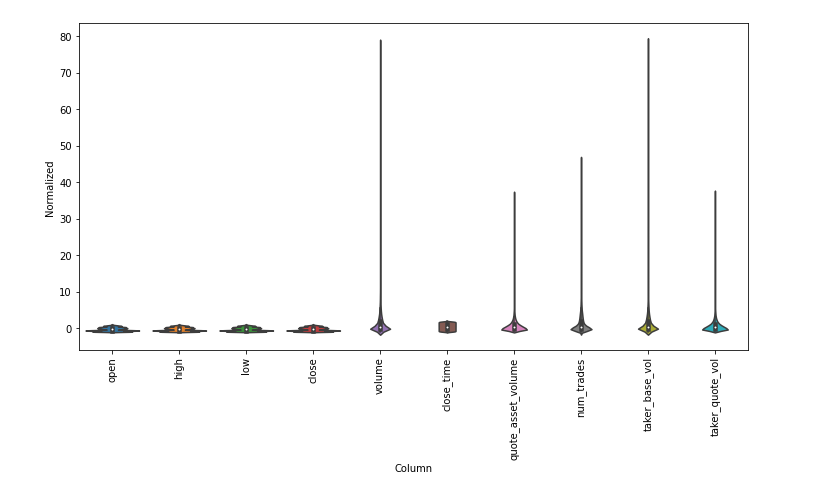
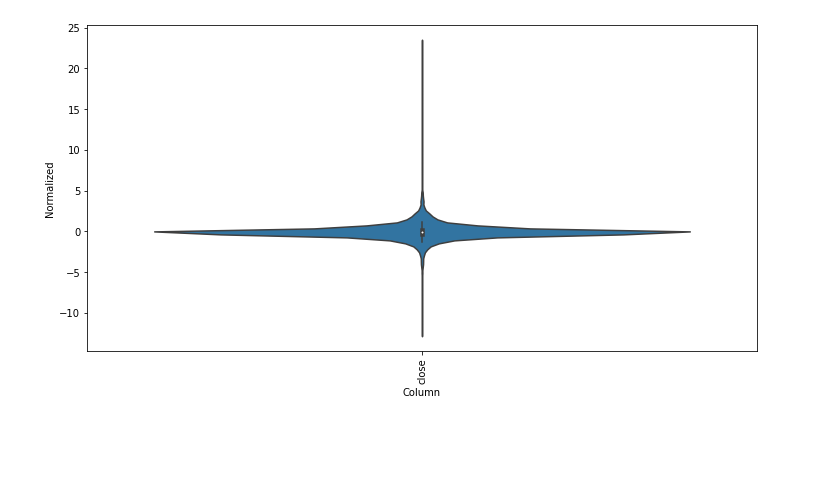
Before and after one commit to alice1989123/btc_forecast, a Jupyter notebook: btc_forecast.ipynb, the cells around one changed output. Saved outputs shown, nothing was run; the diff lists cells and outputs as text; code cells hidden in the pictures; blank space fills up the shorter version.

```diff
--- a/btc_forecast.ipynb
+++ b/btc_forecast.ipynb
@@ -74 +110,11 @@ df.head()
+# %%
+for value in extreme_values:
+    df[value] = windorize(df[value] )
+# %%
+for value in df.columns:
+    rolling_mean = df[value].shift(imput_width).rolling(window=30).mean()
+    rolling_std = df[value].shift(imput_width).rolling(window=30).std()
+    df[value] = (df[value] - rolling_mean) / rolling_std
+# %%
+df.dropna(axis = 0 , inplace=True)
 # %%
@@ -316,9 +356,8 @@ Index(['open', 'high', 'low', 'close', 'volume', 'close_time',
+# %%
+#variables_used = ['open', 'high', 'low', 'close', 'volume', 'quote_asset_volume','num_trades','taker_base_vol','taker_quote_vol' ]
+variables_used = ['close']
 # %%
-variables_used = ['open', 'high', 'low', 'close', 'volume','close_time', 'quote_asset_volume','num_trades','taker_base_vol','taker_quote_vol' ]
 train_df, val_df, test_df = train_test(df[variables_used])
-
-imput_width=48*7
-label_width = 48
 
 wide_window = WindowGenerator(
         input_width=imput_width, label_width=label_width, shift=0,
@@ -326,35 +365,52 @@ wide_window = WindowGenerator(
 
 dense = tf.keras.Sequential([
     tf.keras.layers.Dense(64, input_shape=(imput_width, len(variables_used))),
     tf.keras.layers.Flatten(),
 
     tf.keras.layers.Dense(label_width)
 ])
 
+class Baseline(tf.keras.Model):
+  def __init__(self, label_index=None):
+    super().__init__()
+    self.label_index = label_index
+
+  def call(self, inputs):
+    if self.label_index is None:
+      return inputs
+    result = inputs[:, -48:-24, self.label_index]
+    return result[:, :, tf.newaxis]
+
+column_indices = {name: i for i, name in enumerate(df.columns)}
+
+baseline = Baseline(label_index=column_indices['close'])
 LSTM =  tf.keras.Sequential([
     tf.keras.layers.LSTM(64, input_shape=(imput_width,  len(variables_used))),
     tf.keras.layers.Dense(label_width)
 ])
 
 Conv1D = tf.keras.Sequential([
     tf.keras.layers.Conv1D(filters=64, kernel_size=3, activation='relu', input_shape=(imput_width,  len(variables_used))),
     tf.keras.layers.BatchNormalization(),
     tf.keras.layers.MaxPooling1D(pool_size=2),
     tf.keras.layers.Conv1D(filters=128, kernel_size=3, activation='relu'),
     tf.keras.layers.BatchNormalization(),
     tf.keras.layers.MaxPooling1D(pool_size=2),
     tf.keras.layers.Conv1D(filters=256, kernel_size=3, activation='relu'),
     tf.keras.layers.BatchNormalization(),
     tf.keras.layers.MaxPooling1D(pool_size=2),
     tf.keras.layers.Flatten(),
     tf.keras.layers.Dense(64, activation='relu'),
     tf.keras.layers.Dense(label_width)
 ])
 
 
-models = [ dense , LSTM , Conv1D]
+models = [
+  # baseline ,
+
+  dense , LSTM , Conv1D]
 # %% [output]
-[figure, old version]
+[figure, new version]
 # %%
 
 val_performance={}
```
Also changed, not shown: parts of 28 cells of this notebook, 2 other files.
